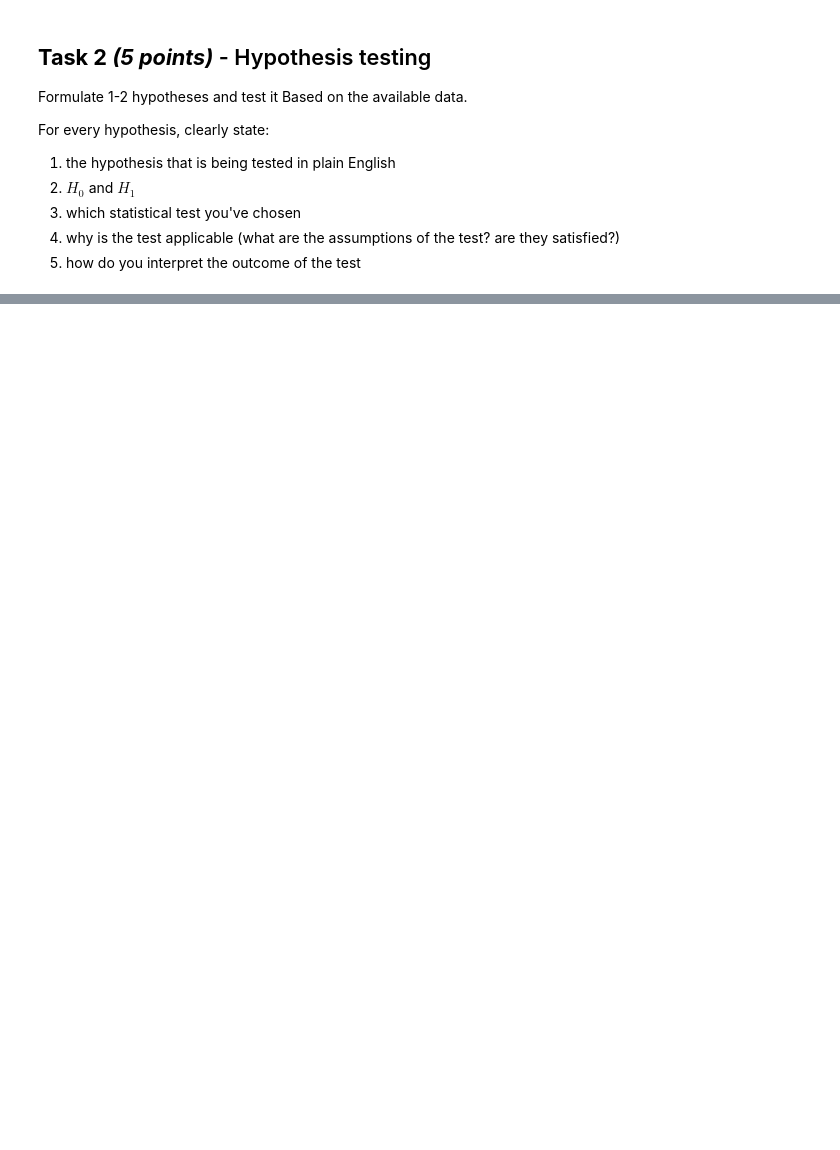
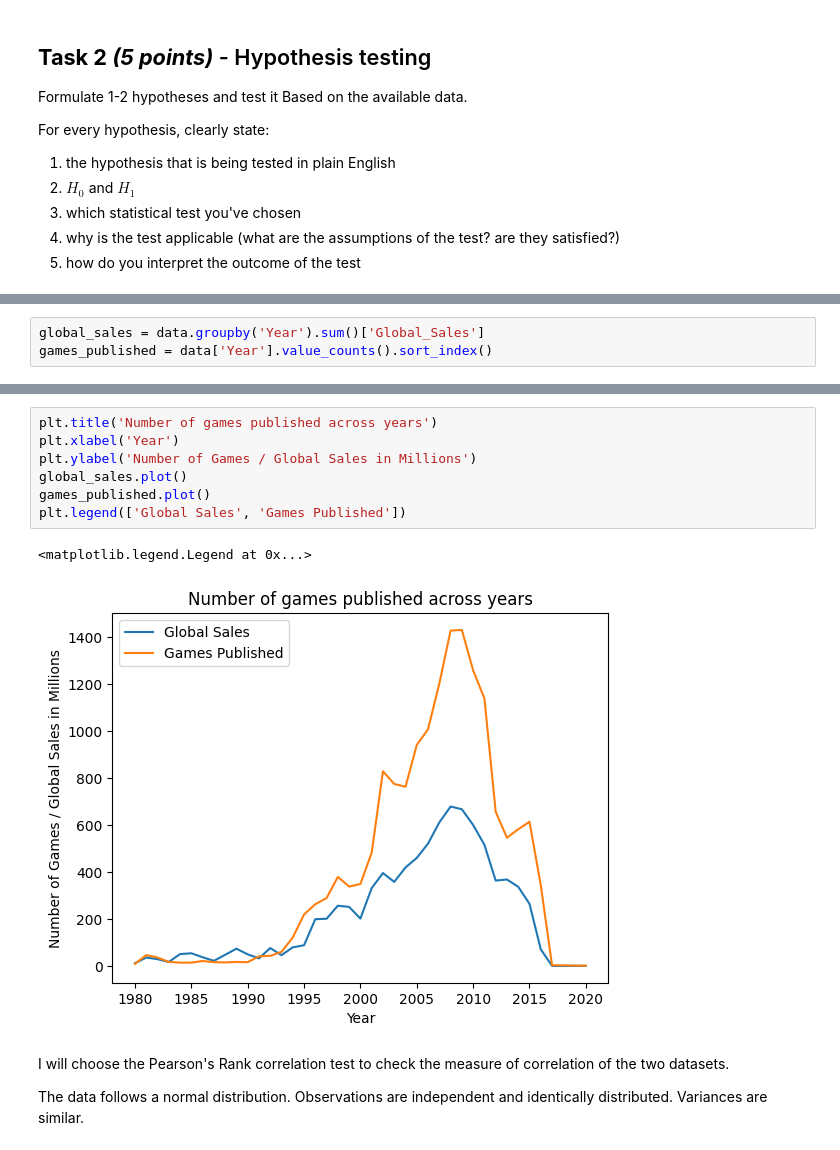
Before and after one commit to fortune-max/M5-probability-and-statistics, a Jupyter notebook: probability_and_statitsics_2024_real_world_dataset.ipynb, the cells around one changed output, grey strips where cells are left out. Cells and saved outputs as stored; diff of their text form; blank space fills up the shorter version.

```diff
--- a/probability_and_statitsics_2024_real_world_dataset.ipynb
+++ b/probability_and_statitsics_2024_real_world_dataset.ipynb
@@ -92,0 +140,3 @@ For every hypothesis, clearly state:
+# %%
+global_sales = data.groupby('Year').sum()['Global_Sales']
+games_published = data['Year'].value_counts().sort_index()
@@ -92,0 +156,16 @@ For every hypothesis, clearly state:
+# %%
+plt.title('Number of games published across years')
+plt.xlabel('Year')
+plt.ylabel('Number of Games / Global Sales in Millions')
+global_sales.plot()
+games_published.plot()
+plt.legend(['Global Sales', 'Games Published'])
+# %% [output]
+<matplotlib.legend.Legend at 0x...>
+[figure, added]
+# %% [markdown]
+I will choose the Pearson's Rank correlation test to check the measure of correlation of the two datasets.
+
+The data follows a normal distribution.
+Observations are independent and identically distributed.
+Variances are similar.
```
Also changed, not shown: parts of 9 cells of this notebook, 1 other file.
